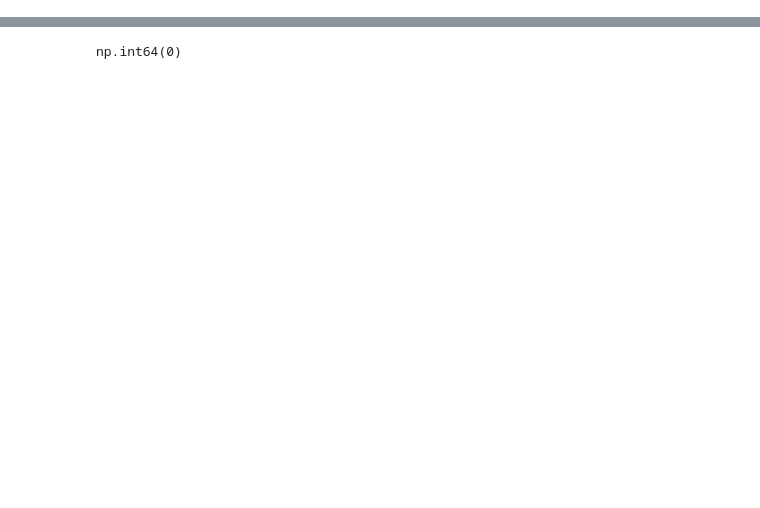
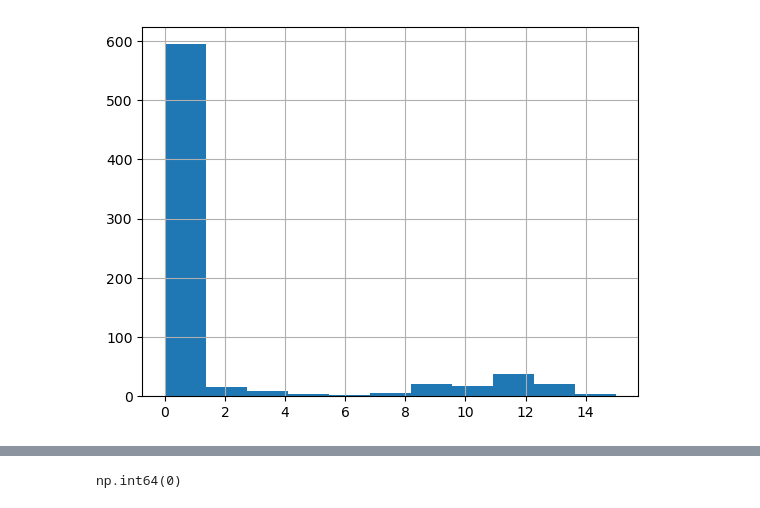
Before and after one commit to andres-luengo/bart, a Jupyter notebook: experiments/bad_fits.ipynb, the cells around one changed output, grey strips where cells are left out. Saved outputs shown, nothing was run; the diff lists cells and outputs as text; code cells hidden in the pictures; blank space fills up the shorter version.

```diff
--- a/experiments/bad_fits.ipynb
+++ b/experiments/bad_fits.ipynb
@@ -30,3 +38,9 @@ bad_df
+# %%
+df['flags'].str.extract(r'nan fits: (\d+)')[0].fillna('0').astype(int).hist(bins='auto')
+# plt.yscale('log')
+plt.show()
+# %% [output]
+[figure, added]
 # %%
 import hdf5plugin
 import h5py
```
Also changed, not shown: parts of 12 cells of this notebook.
